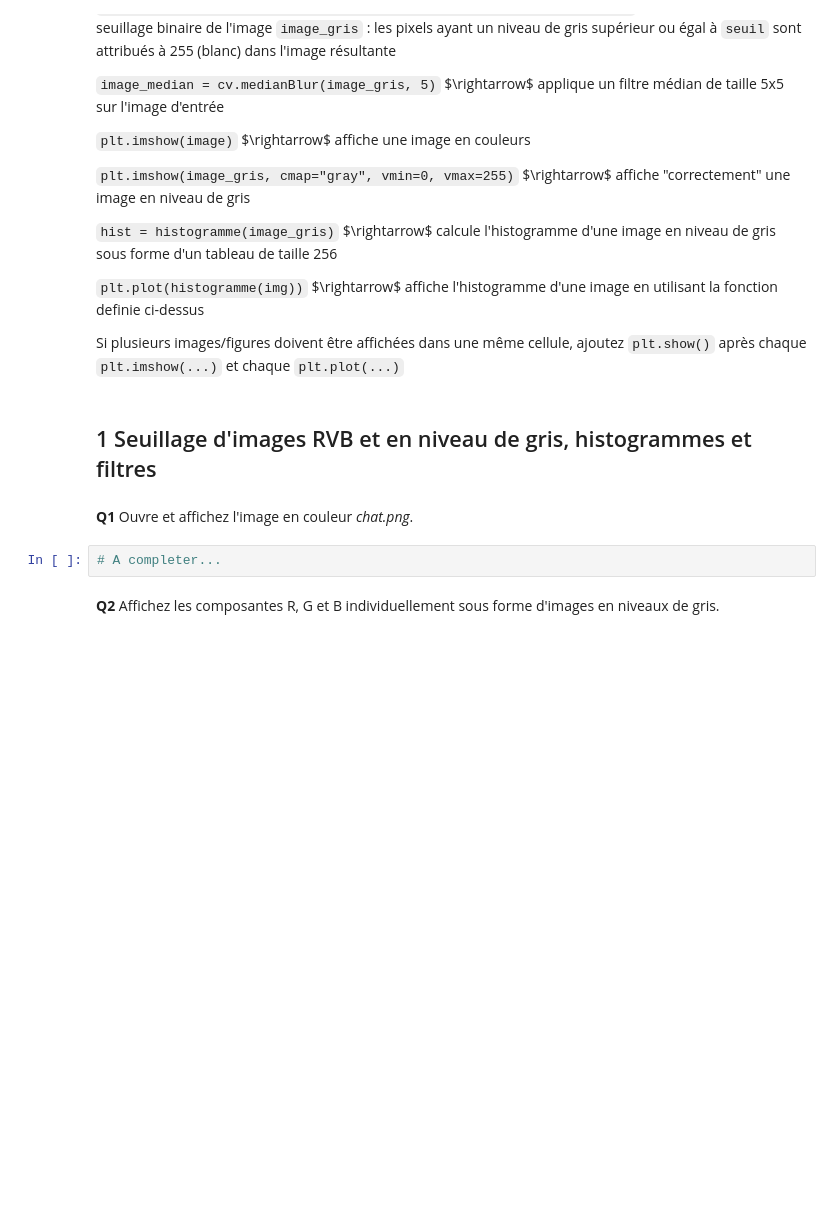
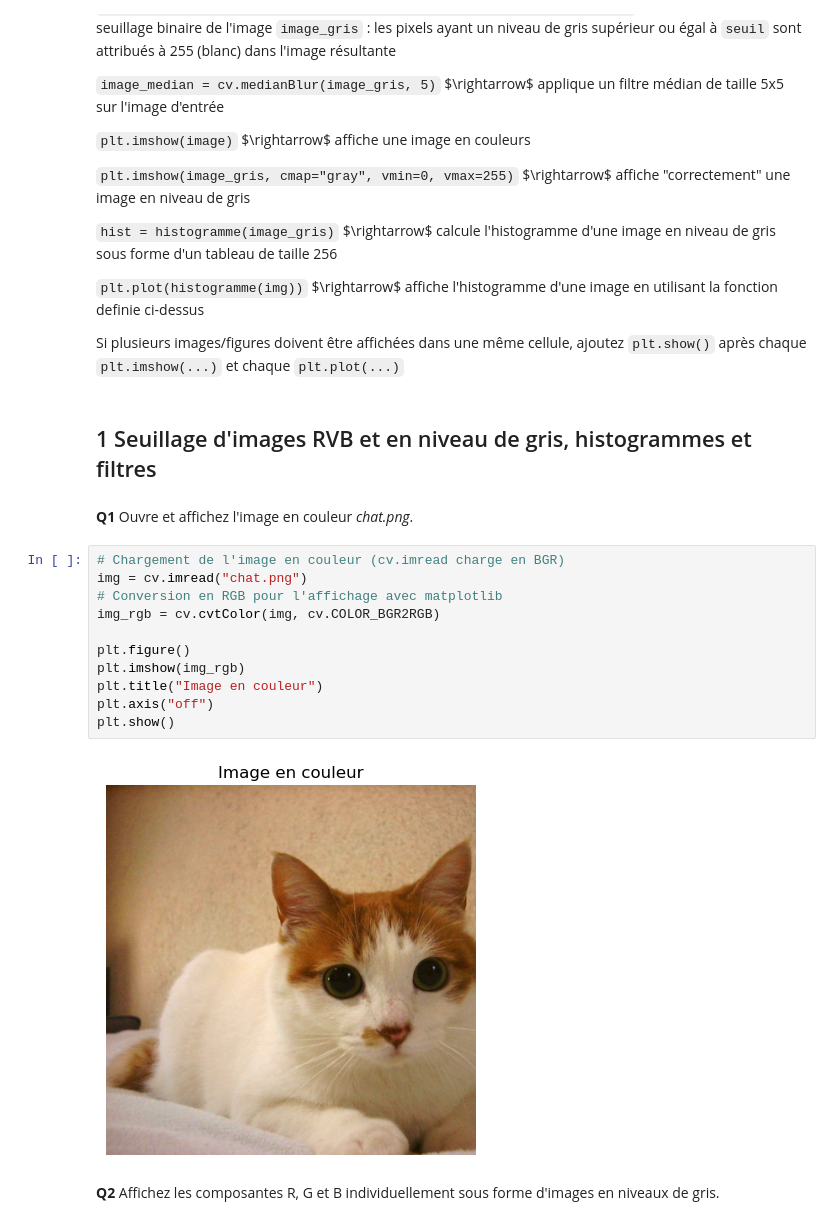
Before and after one commit to linventif/tp-image, a Jupyter notebook: revision/Revision.ipynb, the cells around one changed output. Cells and saved outputs as stored; diff of their text form; blank space fills up the shorter version.

```diff
--- a/revision/Revision.ipynb
+++ b/revision/Revision.ipynb
@@ -90,7 +90,18 @@ Si plusieurs images/figures doivent être affichées dans une même cellule, ajo
 # %% [markdown]
 **Q1** Ouvre et affichez l'image en couleur _chat.png_.
 # %%
-# A completer...
+# Chargement de l'image en couleur (cv.imread charge en BGR)
+img = cv.imread("chat.png")
+# Conversion en RGB pour l'affichage avec matplotlib
+img_rgb = cv.cvtColor(img, cv.COLOR_BGR2RGB)
+
+plt.figure()
+plt.imshow(img_rgb)
+plt.title("Image en couleur")
+plt.axis("off")
+plt.show()
+# %% [output]
+[figure, added]
 # %% [markdown]
 **Q2** Affichez les composantes R, G et B individuellement sous forme d'images en niveaux de gris.
 # %%
```
Also changed, not shown: parts of 9 cells of this notebook, 7 other files.
